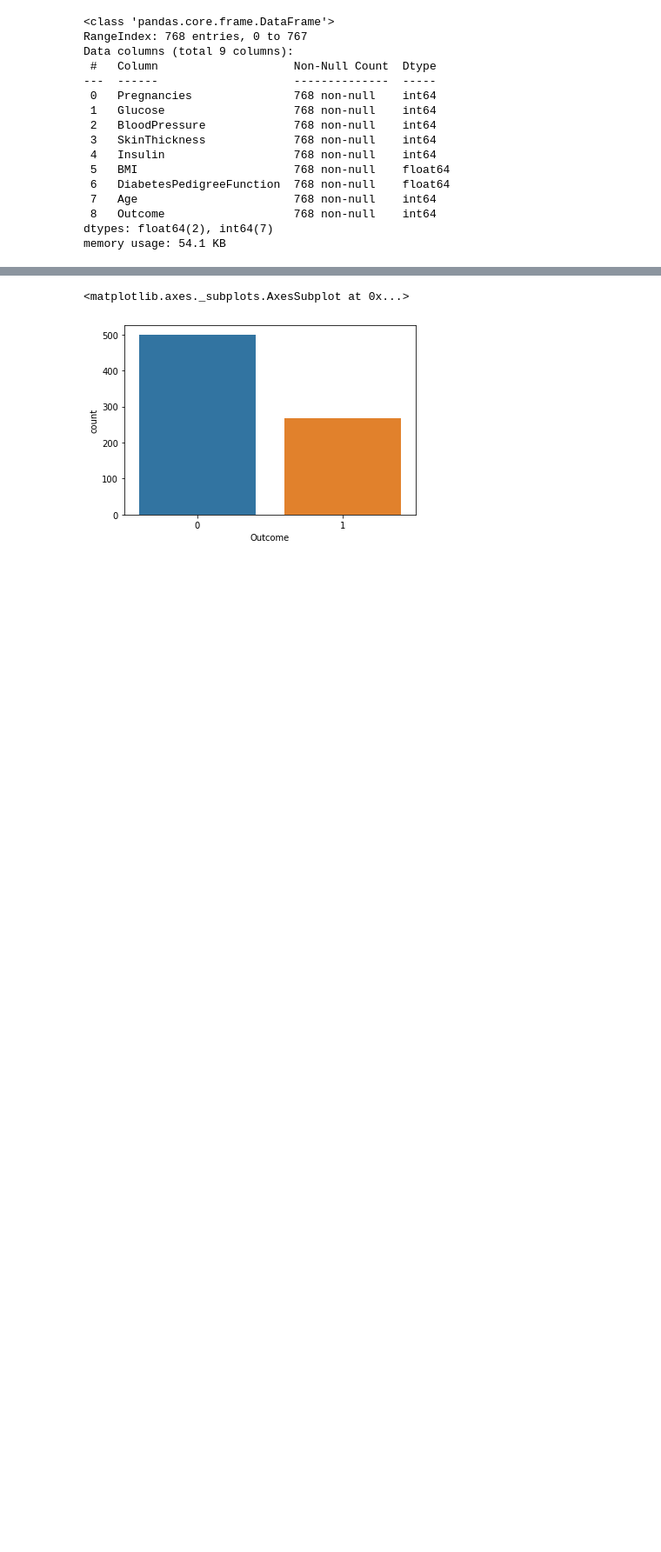
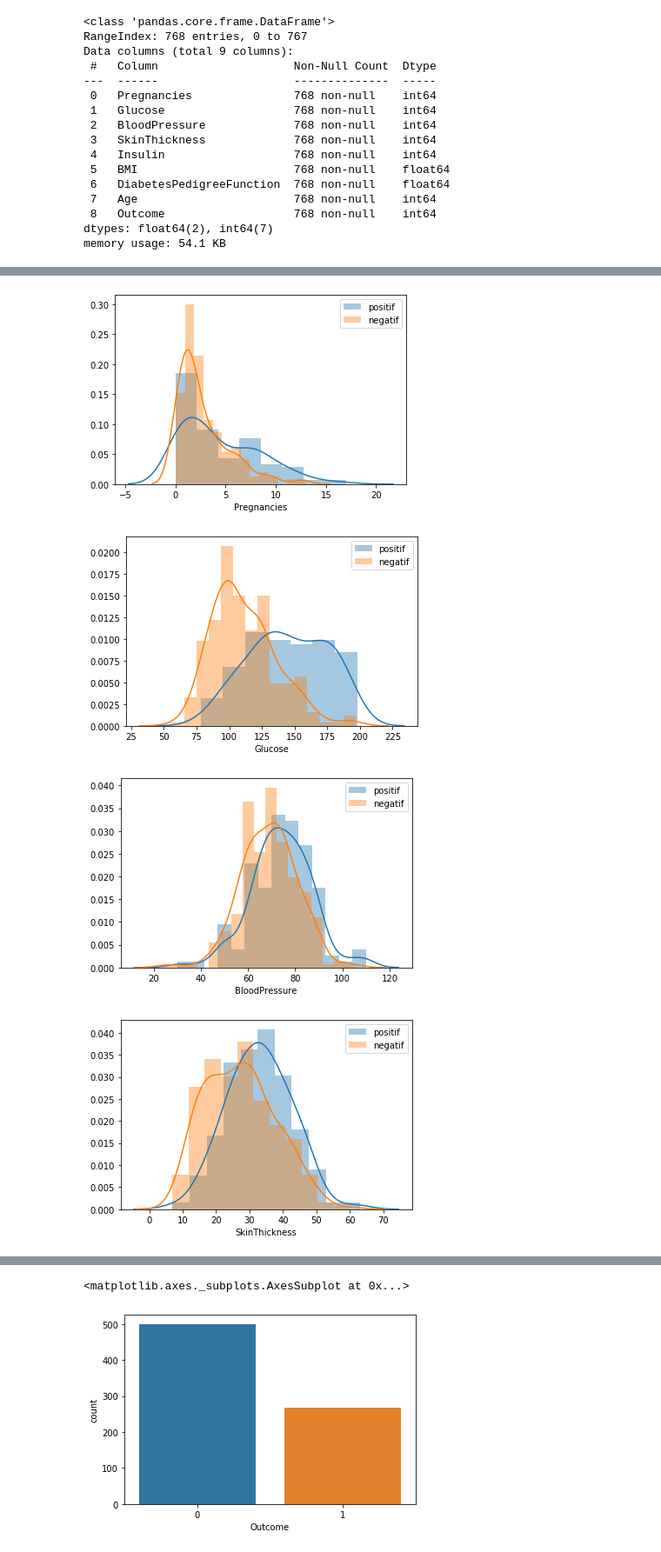
Before and after one commit to Abdelrazak-sakhri/diabete, a Jupyter notebook: Projet_diabete_Lamine_Mourad_Abdel.ipynb, the cells around one changed output, grey strips where cells are left out. Shown at 87% size. Drawn from its saved outputs; the diff is of its cells as text; code cells hidden in the pictures; blank space fills up the shorter version.

Commit message:
visualisation features / target

```diff
--- a/Projet_diabete_Lamine_Mourad_Abdel.ipynb
+++ b/Projet_diabete_Lamine_Mourad_Abdel.ipynb
@@ -125,0 +145,3 @@ memory usage: 54.1 KB
+# %%
+df_positif = df_clean[df_clean['Outcome']==1]
+df_positif
@@ -125,0 +162,3 @@ memory usage: 54.1 KB
+# %%
+df_negatif = df_clean[df_clean['Outcome']==0]
+df_negatif
@@ -125,0 +179,13 @@ memory usage: 54.1 KB
+# %%
+
+
+for col in df_clean :
+    plt.figure()
+    sns.distplot(df_positif[col], label='positif')
+    sns.distplot(df_negatif[col], label='negatif')
+    plt.legend()
+# %% [output]
+[figure, added]
+[figure, added]
+[figure, added]
+[figure, added]
```
Also changed, not shown: parts of 10 cells of this notebook.
